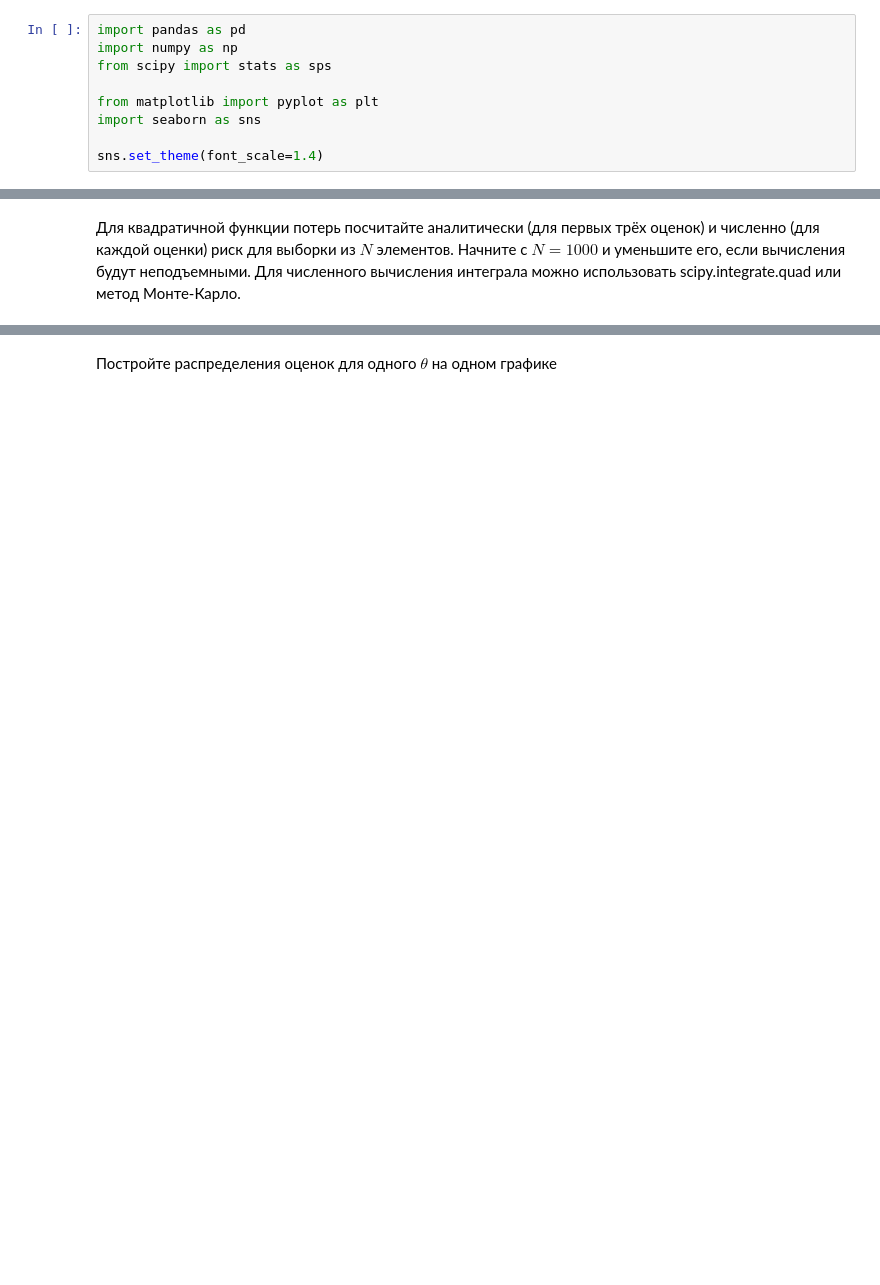
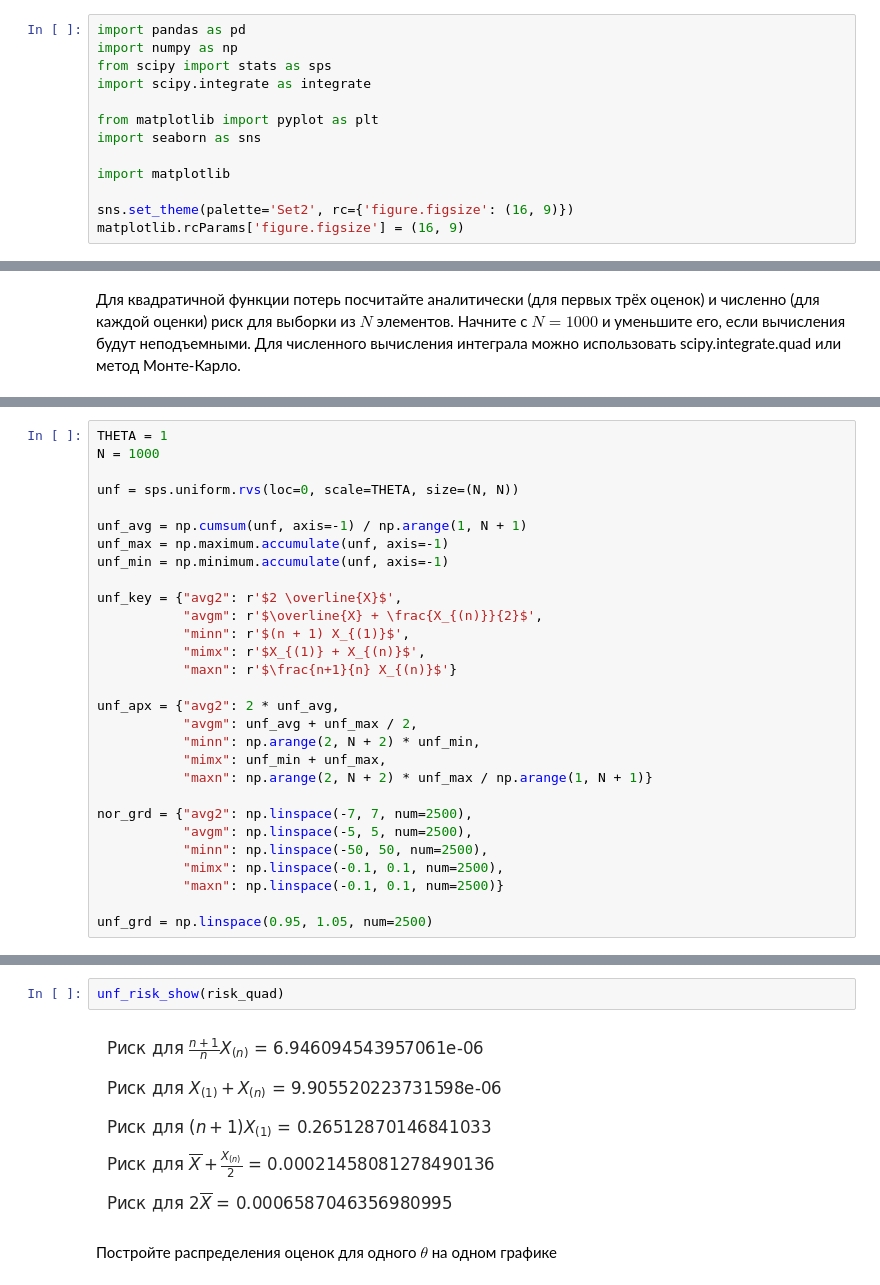
Before and after one commit to NTheme/MIPT, a Jupyter notebook: MathStats/HW_2.ipynb, the cells around one changed output, grey strips where cells are left out. Saved outputs shown, nothing was run; the diff lists cells and outputs as text; blank space fills up the shorter version.

```diff
--- a/MathStats/HW_2.ipynb
+++ b/MathStats/HW_2.ipynb
@@ -41,11 +42,15 @@ To: /home/ntheme/Data1/Workfiles/Programming/Projects/MIPT/MathStats/Weibull.csv
 import pandas as pd
 import numpy as np
 from scipy import stats as sps
+import scipy.integrate as integrate
 
 from matplotlib import pyplot as plt
 import seaborn as sns
 
-sns.set_theme(font_scale=1.4)
+import matplotlib
+
+sns.set_theme(palette='Set2', rc={'figure.figsize': (16, 9)})
+matplotlib.rcParams['figure.figsize'] = (16, 9)
 # %% [markdown]
 **Условие задания**: Великая Ордалия уже почти готова к путешествию, однако враги империи проникли в замок и уничтожили все формулы с оценками из Домашнего задания 1. Можно попытаться восстановить их по памяти, но не лучше ли взамен старых оценок изобрести новые? Помимо этого за две тысячи лет (прошедших с момента первой ордалии до наших дней) точечные оценки значительно устарели и уже не способны отражать реальную суть вещей, поэтому Вам будет предложено попробовать на практике два других подхода: интервальные оценки и байесовские оценки.
 
@@ -88,0 +172,29 @@ np.float64(0.4904605852963612)
+# %%
+THETA = 1
+N = 1000
+
+unf = sps.uniform.rvs(loc=0, scale=THETA, size=(N, N))
+
+unf_avg = np.cumsum(unf, axis=-1) / np.arange(1, N + 1)
+unf_max = np.maximum.accumulate(unf, axis=-1)
+unf_min = np.minimum.accumulate(unf, axis=-1)
+
+unf_key = {"avg2": r'$2 \overline{X}$',
+           "avgm": r'$\overline{X} + \frac{X_{(n)}}{2}$',
+           "minn": r'$(n + 1) X_{(1)}$',
+           "mimx": r'$X_{(1)} + X_{(n)}$',
+           "maxn": r'$\frac{n+1}{n} X_{(n)}$'}
+
+unf_apx = {"avg2": 2 * unf_avg,
+           "avgm": unf_avg + unf_max / 2,
+           "minn": np.arange(2, N + 2) * unf_min,
+           "mimx": unf_min + unf_max,
+           "maxn": np.arange(2, N + 2) * unf_max / np.arange(1, N + 1)}
+
+nor_grd = {"avg2": np.linspace(-7, 7, num=2500),
+           "avgm": np.linspace(-5, 5, num=2500),
+           "minn": np.linspace(-50, 50, num=2500),
+           "mimx": np.linspace(-0.1, 0.1, num=2500),
+           "maxn": np.linspace(-0.1, 0.1, num=2500)}
+
+unf_grd = np.linspace(0.95, 1.05, num=2500)
@@ -89,2 +259,6 @@ np.float64(0.4904605852963612)
+# %%
+unf_risk_show(risk_quad)
+# %% [output]
+[figure, added]
 # %% [markdown]
 Постройте распределения оценок для одного $\theta$ на одном графике
```
Also changed, not shown: parts of 76 cells of this notebook, 11 other files.
